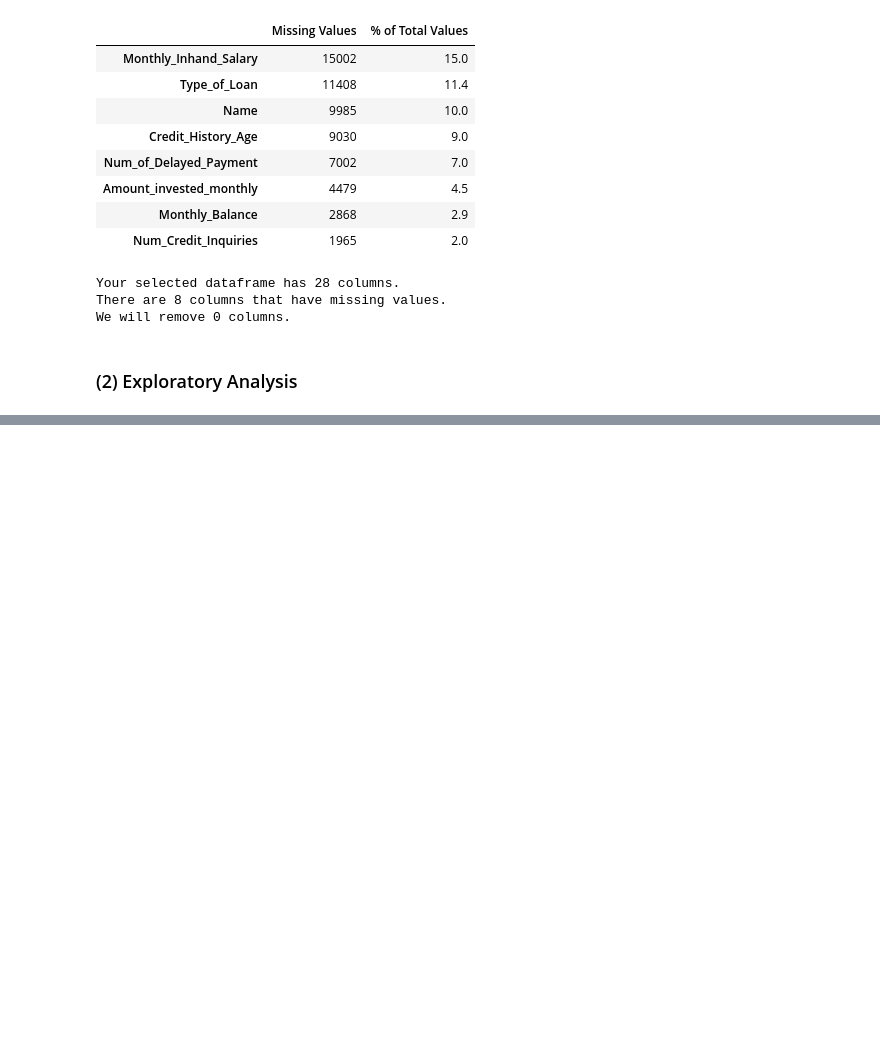
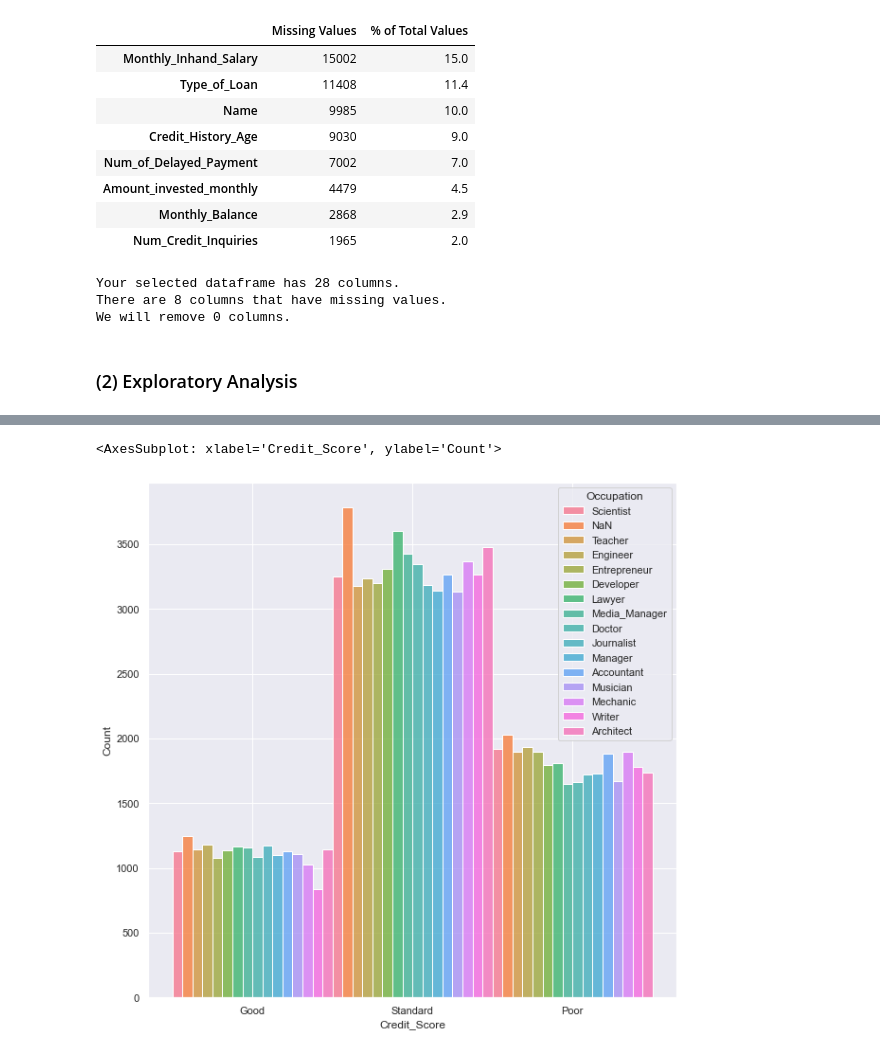
Before and after one commit to jorbea/comp_562_001_final_project, a Jupyter notebook: report.ipynb, the cells around one changed output, grey strips where cells are left out. Saved outputs shown, nothing was run; the diff lists cells and outputs as text; code cells hidden in the pictures; blank space fills up the shorter version.

```diff
--- a/report.ipynb
+++ b/report.ipynb
@@ -135,0 +160,11 @@ We will remove 0 columns.
+# %%
+sns.set(rc={"figure.figsize":(10, 10)}) #width=3, #height=4
+sns.histplot(binwidth=1,
+            x='Credit_Score',
+            hue='Occupation',
+            data=data,
+            stat="count",
+            multiple="dodge")
+# %% [output]
+<AxesSubplot: xlabel='Credit_Score', ylabel='Count'>
+[figure, added]
```
Also changed, not shown: parts of 7 cells of this notebook.
